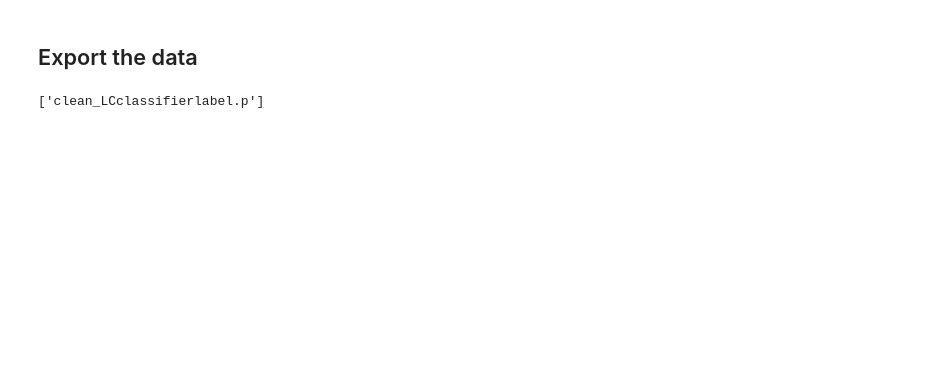
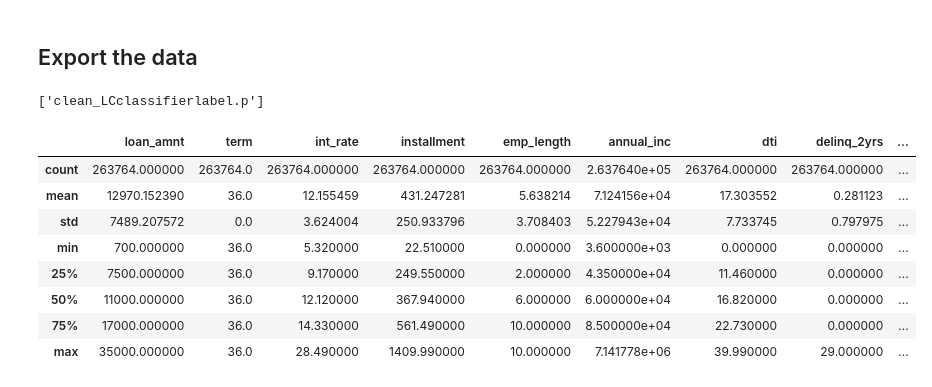
Before and after one commit to mccormd1/LCandR, a Jupyter notebook: LC_python/Data Cleaning.ipynb, the cells around one changed output. Saved outputs shown, nothing was run; the diff lists cells and outputs as text; code cells hidden in the pictures; blank space fills up the shorter version.

```diff
--- a/LC_python/Data Cleaning.ipynb
+++ b/LC_python/Data Cleaning.ipynb
@@ -661,3 +665,15 @@ joblib.dump(labels,'clean_LClabels.p')
 joblib.dump(classlabels,'clean_LCclassifierlabel.p')
 # %% [output]
 ['clean_LCclassifierlabel.p']
+# %%
+feat_inform.query('class_label==1').describe()
+# %% [output]
+|  | loan_amnt | term | int_rate | installment | emp_length | annual_inc | dti | delinq_2yrs | ... |
+| count | 263764.000000 | 263764.0 | 263764.000000 | 263764.000000 | 263764.000000 | 2.637640e+05 | 263764.000000 | 263764.000000 | ... |
+| mean | 12970.152390 | 36.0 | 12.155459 | 431.247281 | 5.638214 | 7.124156e+04 | 17.303552 | 0.281123 | ... |
+| std | 7489.207572 | 0.0 | 3.624004 | 250.933796 | 3.708403 | 5.227943e+04 | 7.733745 | 0.797975 | ... |
+| min | 700.000000 | 36.0 | 5.320000 | 22.510000 | 0.000000 | 3.600000e+03 | 0.000000 | 0.000000 | ... |
+| 25% | 7500.000000 | 36.0 | 9.170000 | 249.550000 | 2.000000 | 4.350000e+04 | 11.460000 | 0.000000 | ... |
+| 50% | 11000.000000 | 36.0 | 12.120000 | 367.940000 | 6.000000 | 6.000000e+04 | 16.820000 | 0.000000 | ... |
+| 75% | 17000.000000 | 36.0 | 14.330000 | 561.490000 | 10.000000 | 8.500000e+04 | 22.730000 | 0.000000 | ... |
+| max | 35000.000000 | 36.0 | 28.490000 | 1409.990000 | 10.000000 | 7.141778e+06 | 39.990000 | 29.000000 | ... |
```
Also changed, not shown: parts of 9 cells of this notebook, 3 other files.
